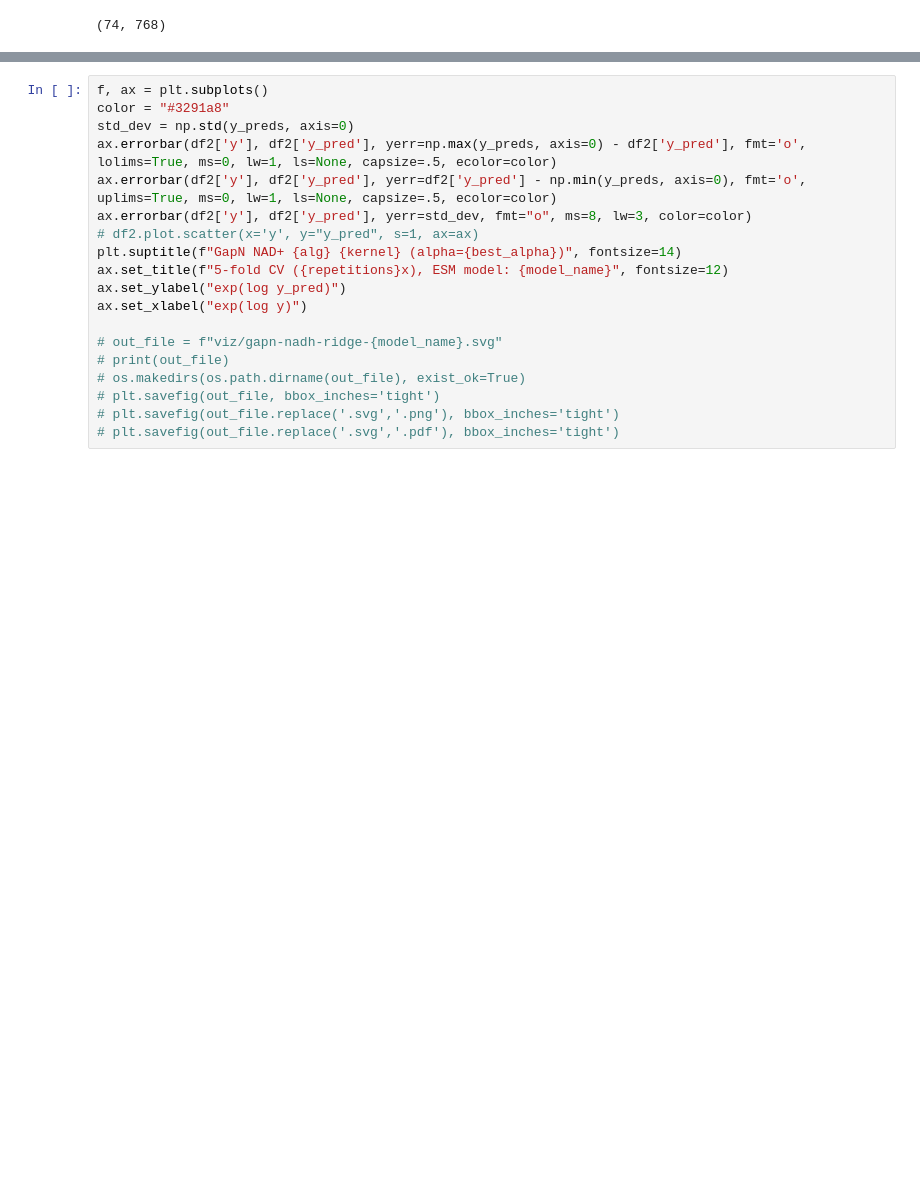
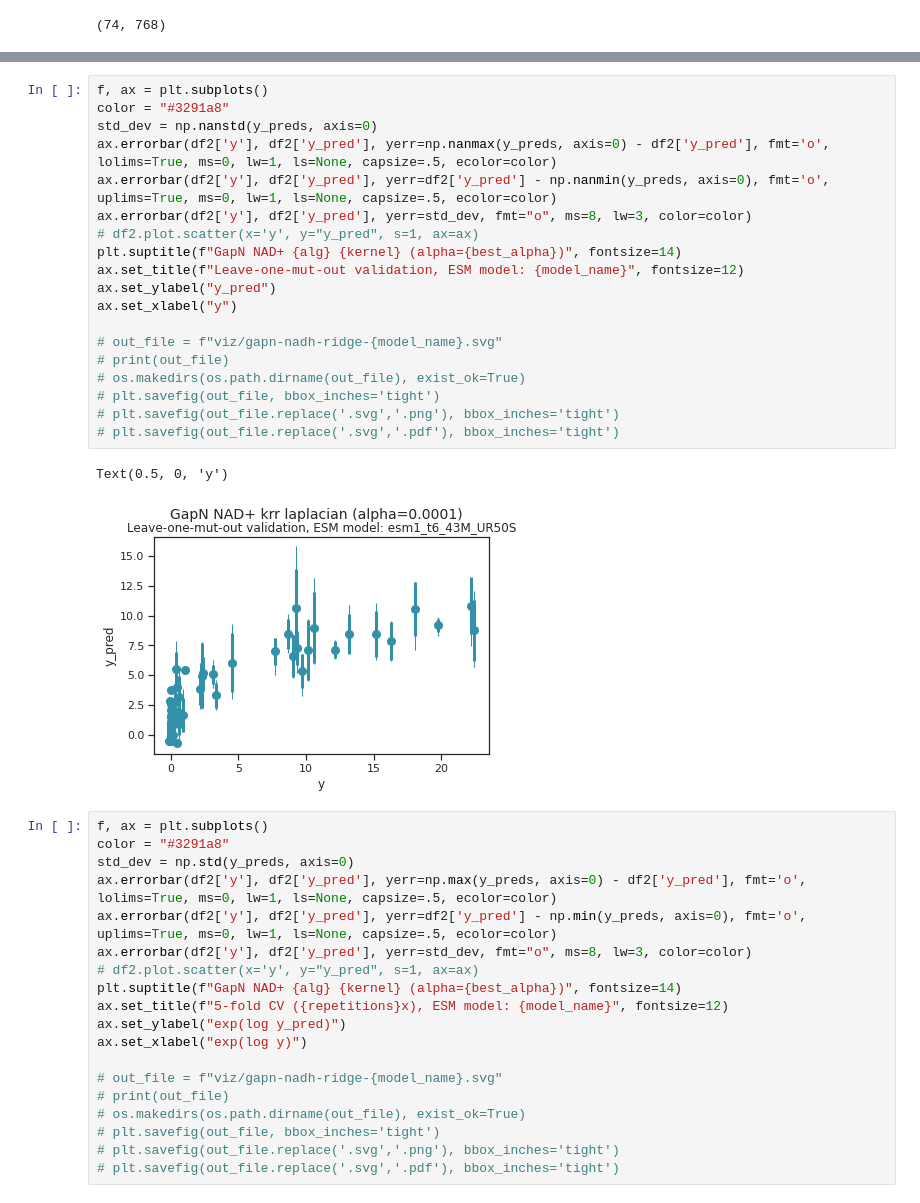
Before and after one commit to jlaw9/fairseq-uniparc, a Jupyter notebook: cofactor_translation/gapn/gapn-model.ipynb, the cells around one changed output, grey strips where cells are left out. Cells and saved outputs as stored; diff of their text form; blank space fills up the shorter version.

```diff
--- a/cofactor_translation/gapn/gapn-model.ipynb
+++ b/cofactor_translation/gapn/gapn-model.ipynb
@@ -186,3 +384,25 @@ df2.head(2)
+# %%
+f, ax = plt.subplots()
+color = "#3291a8"
+std_dev = np.nanstd(y_preds, axis=0)
+ax.errorbar(df2['y'], df2['y_pred'], yerr=np.nanmax(y_preds, axis=0) - df2['y_pred'], fmt='o', lolims=True, ms=0, lw=1, ls=None, capsize=.5, ecolor=color)
+ax.errorbar(df2['y'], df2['y_pred'], yerr=df2['y_pred'] - np.nanmin(y_preds, axis=0), fmt='o', uplims=True, ms=0, lw=1, ls=None, capsize=.5, ecolor=color)
+ax.errorbar(df2['y'], df2['y_pred'], yerr=std_dev, fmt="o", ms=8, lw=3, color=color)
+# df2.plot.scatter(x='y', y="y_pred", s=1, ax=ax)
+plt.suptitle(f"GapN NAD+ {alg} {kernel} (alpha={best_alpha})", fontsize=14)
+ax.set_title(f"Leave-one-mut-out validation, ESM model: {model_name}", fontsize=12)
+ax.set_ylabel("y_pred")
+ax.set_xlabel("y")
+
+# out_file = f"viz/gapn-nadh-ridge-{model_name}.svg"
+# print(out_file)
+# os.makedirs(os.path.dirname(out_file), exist_ok=True)
+# plt.savefig(out_file, bbox_inches='tight')
+# plt.savefig(out_file.replace('.svg','.png'), bbox_inches='tight')
+# plt.savefig(out_file.replace('.svg','.pdf'), bbox_inches='tight')
+# %% [output]
+Text(0.5, 0, 'y')
+[figure, added]
 # %%
 f, ax = plt.subplots()
 color = "#3291a8"
```
Also changed, not shown: parts of 18 cells of this notebook.
